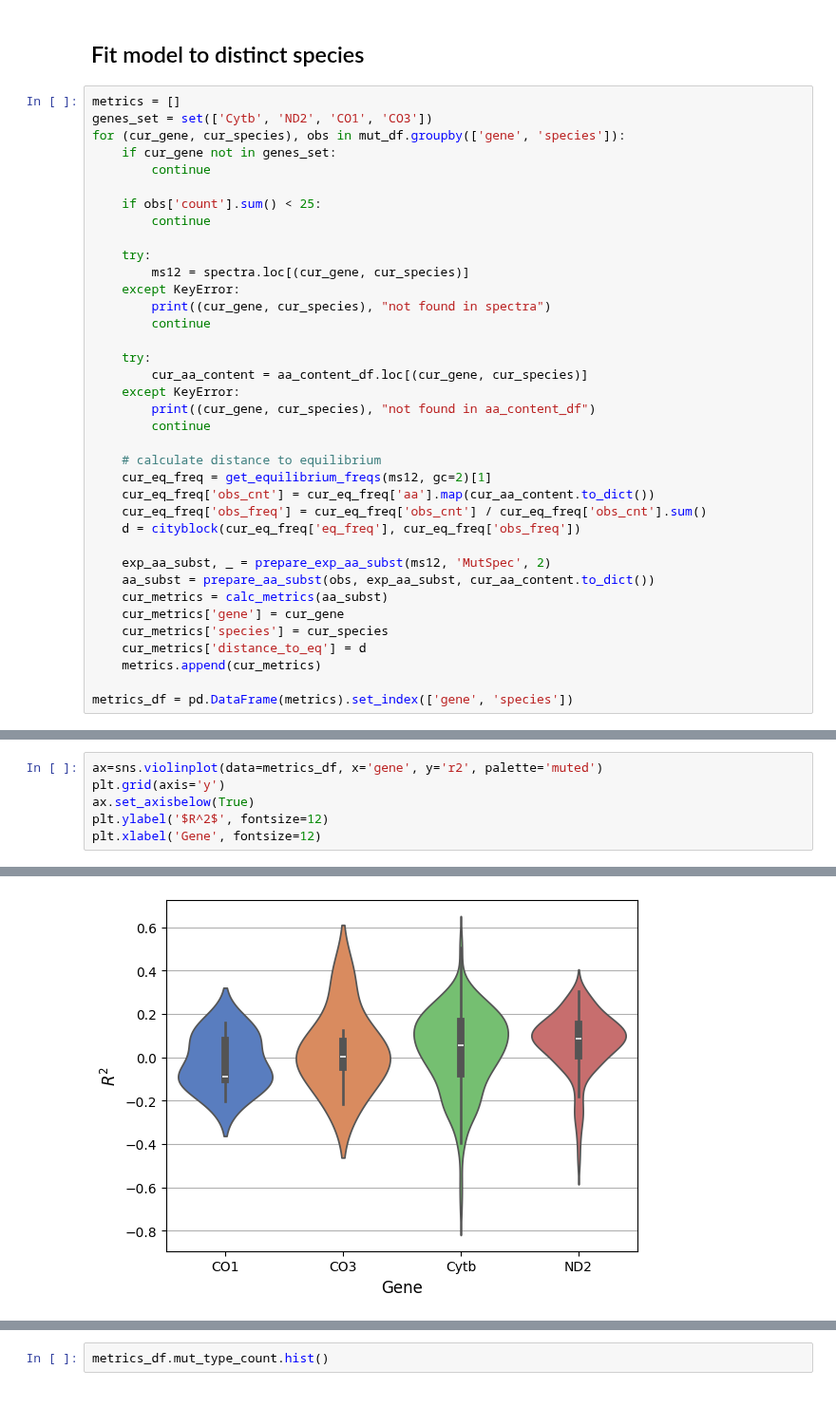
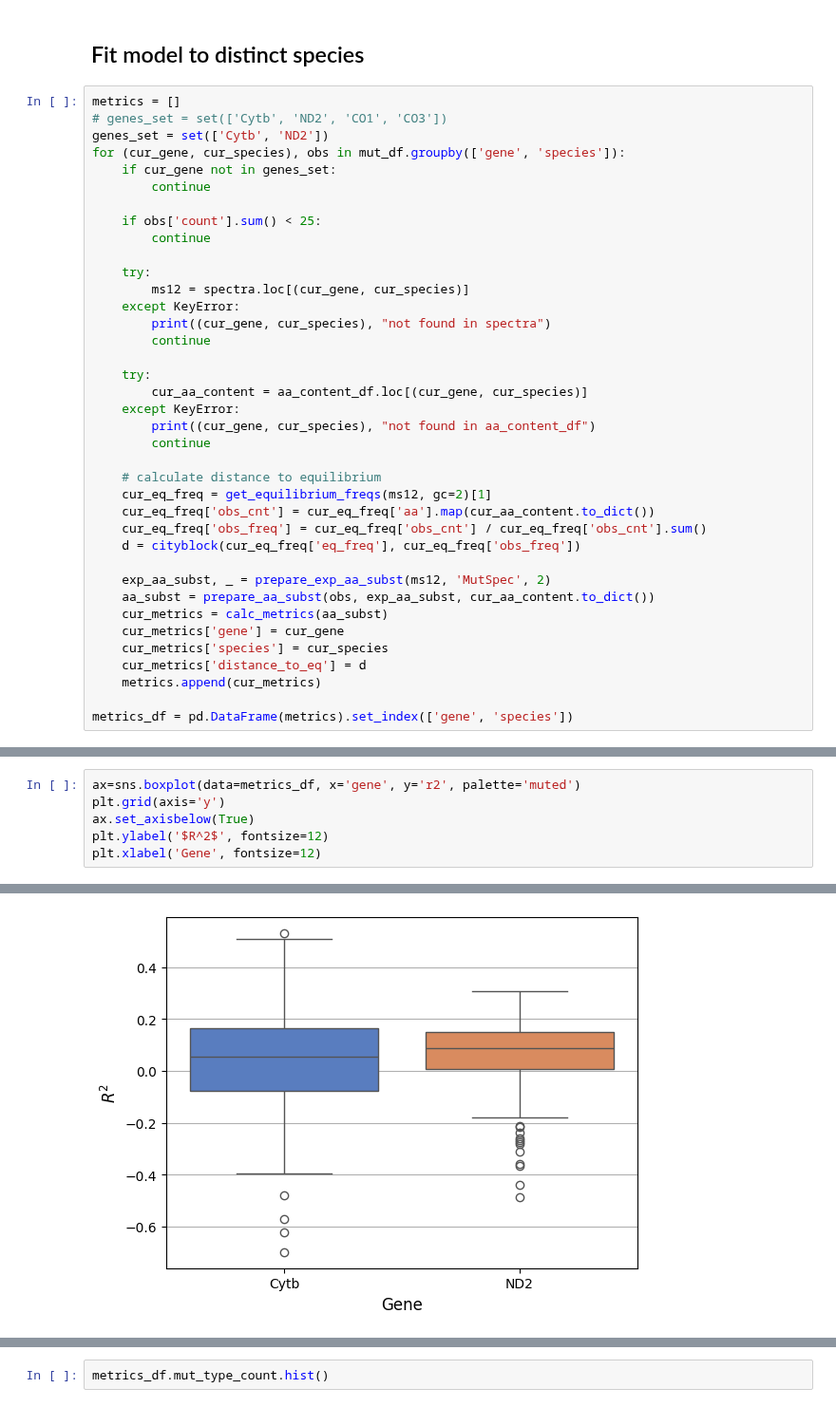
Before and after one commit to mitoclub/AminoAcidShift, a Jupyter notebook: vert_species_fit.ipynb, the cells around one changed output, grey strips where cells are left out. Shown at 95% size. Saved outputs shown, nothing was run; the diff lists cells and outputs as text.

```diff
--- a/vert_species_fit.ipynb
+++ b/vert_species_fit.ipynb
@@ -112,7 +112,8 @@ Name: count, dtype: float64
 ## Fit model to distinct species
 # %%
 metrics = []
-genes_set = set(['Cytb', 'ND2', 'CO1', 'CO3'])
+# genes_set = set(['Cytb', 'ND2', 'CO1', 'CO3'])
+genes_set = set(['Cytb', 'ND2'])
 for (cur_gene, cur_species), obs in mut_df.groupby(['gene', 'species']):
     if cur_gene not in genes_set:
         continue
@@ -166,11 +167,11 @@ metrics_df = pd.DataFrame(metrics).set_index(['gene', 'species'])
 ('ND2', 'Pedioplanis_namaquensis') not found in spectra
 ('ND2', 'Phrynocephalus_przewalskii') not found in spectra
 # %%
-ax=sns.violinplot(data=metrics_df, x='gene', y='r2', palette='muted')
+ax=sns.boxplot(data=metrics_df, x='gene', y='r2', palette='muted')
 plt.grid(axis='y')
 ax.set_axisbelow(True)
 plt.ylabel('$R^2$', fontsize=12)
 plt.xlabel('Gene', fontsize=12)
 # %% [output]
 Text(0.5, 0, 'Gene')
-[figure, old version]
+[figure, new version]
```
Also changed, not shown: parts of 6 cells of this notebook.
